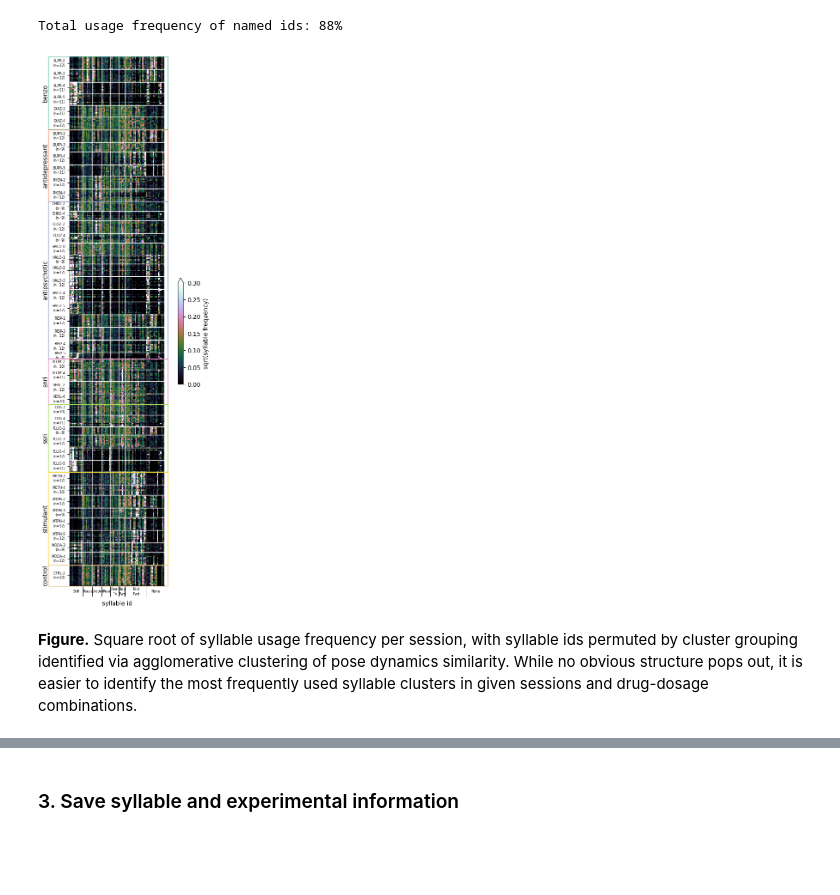
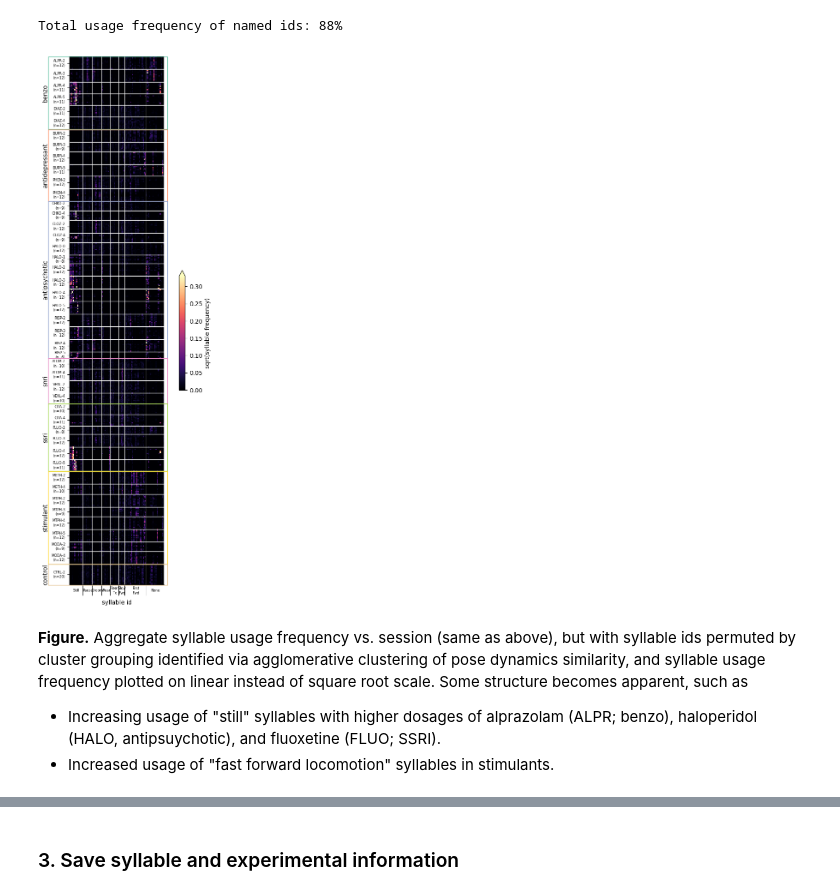
Before and after one commit to lindermanlab/dirichlet-tucker, a Jupyter notebook: analysis/moseq-drugs/notebooks/A01-Preprocess-original-dataset.ipynb, the cells around one changed output, grey strips where cells are left out. Saved outputs shown, nothing was run; the diff lists cells and outputs as text; code cells hidden in the pictures; blank space fills up the shorter version.

```diff
--- a/analysis/moseq-drugs/notebooks/A01-Preprocess-original-dataset.ipynb
+++ b/analysis/moseq-drugs/notebooks/A01-Preprocess-original-dataset.ipynb
@@ -285,7 +291,7 @@ drug_name_abbrv_map = {
     'venlafaxine': 'VENL',
 }
 
-drug_names = [drug_name_abbrv_map[name] for name in drug_names_long]
+session_drug_name = [drug_name_abbrv_map[name] for name in session_drug_name_full]
 # %% [markdown]
 **Convert drug dosages to 0-6 (extremely low to extremely high) scale**
 # %%
@@ -297,16 +303,16 @@ drug_names = [drug_name_abbrv_map[name] for name in drug_names_long]
 highlow_dose_map = fingerprint_labels['highlow_dose_mapping']
 
 print("mg/kg dosage to high-low map:")
-for name in sorted(set(drug_names_long)):
+for name in sorted(set(session_drug_name_full)):
     print(f'\t{name}:\t{highlow_dose_map[name]}')
 
 # Dictionary mapping qualitative scale to integer scale, 0-5
 highlow_scale_map = dict(zip(['Extremely Low','Very Low', 'Low', 'Medium', 'High', 'Very High'], range(6)))
 
-drug_doses_scale = np.array([
+session_drug_dose_0to6 = np.array([
     highlow_scale_map[highlow_dose_map[name][dose]]
-    for name, dose in zip (drug_names_long, drug_doses_mg_per_kg)
-])
+    for name, dose in zip (session_drug_name_full, session_drug_doses_mg_per_kg)
+], dtype=int)
 # %% [output]
 mg/kg dosage to high-low map:
         alprazolam:     {0.25: 'Medium', 0.5: 'High', 2.0: 'Very High', 0.1: 'Low'}
@@ -347,7 +353,9 @@ wiltschko_freqs = fingerprints['moseq']
 assert np.allclose(session_freqs, wiltschko_freqs, atol=1e-4, rtol=0)
 # %%
 # Make name-and-dose labels and ticks
-name_and_dose = [f"{drug}-{dose}" for drug, dose in zip(drug_names, drug_doses_scale)]
+name_and_dose = [
+    f"{drug}-{dose}" for drug, dose in zip(session_drug_name, session_drug_dose_0to6)
+]
 _, idx_name_and_dose, name_and_dose_counts = np.unique(name_and_dose, return_index=True, return_counts=True)
 
 # Ensure that name x dose names and counts are in the original order
@@ -359,10 +367,10 @@ name_and_dose_ticks = np.cumsum(name_and_dose_counts) - name_and_dose_counts / 2
 
 # ---------------------------------------------------------------------------
 # Make drug class labels and ticks
-_, idx_classes, class_counts = np.unique(drug_classes, return_index=True, return_counts=True)
+_, idx_classes, class_counts = np.unique(session_drug_class, return_index=True, return_counts=True)
 
 # Ensure that class labels and counts are in the original order
-unique_classes = [drug_classes[i] for i in sorted(idx_classes)]
+unique_classes = [session_drug_class[i] for i in sorted(idx_classes)]
 class_counts = np.array([class_counts[i] for i in np.argsort(idx_classes)])
 
 class_edges = np.cumsum(class_counts)
@@ -430,10 +438,10 @@ This reproduces Figure 2D of Wiltschko et al. (2020).
 We wondered if some structure might appear when the syllable ids are clusted by pose dynamics similarity. The syllable ids are invariant to permutation and so this operation would not fundamentally change any of the data or conclusions; however, it assists with visual identification of possible latent structure the data.
 # %%
 syllable_name_filepath = DATASET_DIR + "syllable_id_label_cluster.csv"
-syllable_id_perm = np.loadtxt(syllable_name_filepath, dtype=None, delimiter=',', skiprows=1, usecols=0)
-syllable_id_perm = np.asarray(syllable_id_perm, dtype=int)
+perm_syllable_id = np.loadtxt(syllable_name_filepath, dtype=None, delimiter=',', skiprows=1, usecols=0)
+perm_syllable_id = np.asarray(perm_syllable_id, dtype=int)
 
-print(f"Total usage frequency of named ids: {int(global_usage_freq[syllable_id_perm].sum()*100)}%")
+print(f"Total usage frequency of named ids: {int(global_usage_freq[perm_syllable_id].sum()*100)}%")
 # %% [output]
 Total usage frequency of named ids: 88%
 # %%
@@ -453,15 +461,15 @@ cluster_edges = np.cumsum(cluster_counts)
 cluster_ticks = np.cumsum(cluster_counts) - cluster_counts/2
 # %%
 # Make same plot as above, but with syllables permuted by cluster grouping.
-
-plt.figure(figsize=(8,16))
+plt.figure(figsize=(9,16))
 ax = plt.gca()
 
 # Normalization scheme used in Wiltschko et al. notebook and figure
 # This is a bit of weird color normalization...
 im = ax.imshow(
-    np.sqrt(session_freqs[:,syllable_id_perm]),
-    cmap='cubehelix', clim=(0,0.3), interpolation='none'
+    # np.sqrt(session_freqs[:,perm_syllable_id]),
+    session_freqs[:,perm_syllable_id],
+    cmap='magma', clim=(0,0.33), interpolation='none'
 )
 
 plt.colorbar(im, fraction=0.02, extend='max', label='sqrt(syllable frequency)')
@@ -486,34 +494,35 @@ for i_class, color in enumerate(mpl.colormaps['Set2'].colors[:len(unique_classes
 
     rect = Rectangle((x0, y0+0.1), width, y1-y0-0.2, ec=color, fc='none', clip_on=False, zorder=5)
     ax.add_patch(rect)
 
     ax.text(-20, y0 + (y1-y0)/2, unique_classes[i_class],
         va='center', ha='right', rotation=90,
         clip_on=False
     )
 
 # -------------------------------------------------------------
 # Format x-axis
 ax.set_xlabel("syllable id")
 ax.set_xlim(0, 90)
 
 # Annotate by syllable clusters
 ax.set_xticks(cluster_edges[:-1]-0.5, minor=True)
 ax.tick_params(axis='x', which='minor', length=18)  # extend ticks to full text vert
 
 ax.set_xticks(cluster_ticks)
 ax.set_xticklabels(
     [lbl.replace(" ", "\n") for lbl in unique_cluster_names],
     ha='center', va='center',
     fontsize='xx-small'
 )
 ax.tick_params(axis='x', length=0, pad=10) # hide tick, add vert padding from x-axis
 
 ax.grid(axis='x', which='minor')
 
 sns.despine()
 # %% [output]
-[figure, old version]
+[figure, new version]
-# %% [markdown]
-**Figure.**
-Square root of syllable usage frequency per session, with syllable ids permuted by cluster grouping identified via agglomerative clustering of pose dynamics similarity. While no obvious structure pops out, it is easier to identify the most frequently used syllable clusters in given sessions and drug-dosage combinations.
+# %% [markdown]
+**Figure.** Aggregate syllable usage frequency vs. session (same as above), but with syllable ids permuted by cluster grouping identified via agglomerative clustering of pose dynamics similarity, and syllable usage frequency plotted on linear instead of square root scale. Some structure becomes apparent, such as
+- Increasing usage of "still" syllables with higher dosages of alprazolam (ALPR; benzo), haloperidol (HALO, antipsuychotic), and fluoxetine (FLUO; SSRI).
+- Increased usage of "fast forward locomotion" syllables in stimulants.
```
Also changed, not shown: parts of 18 cells of this notebook.
